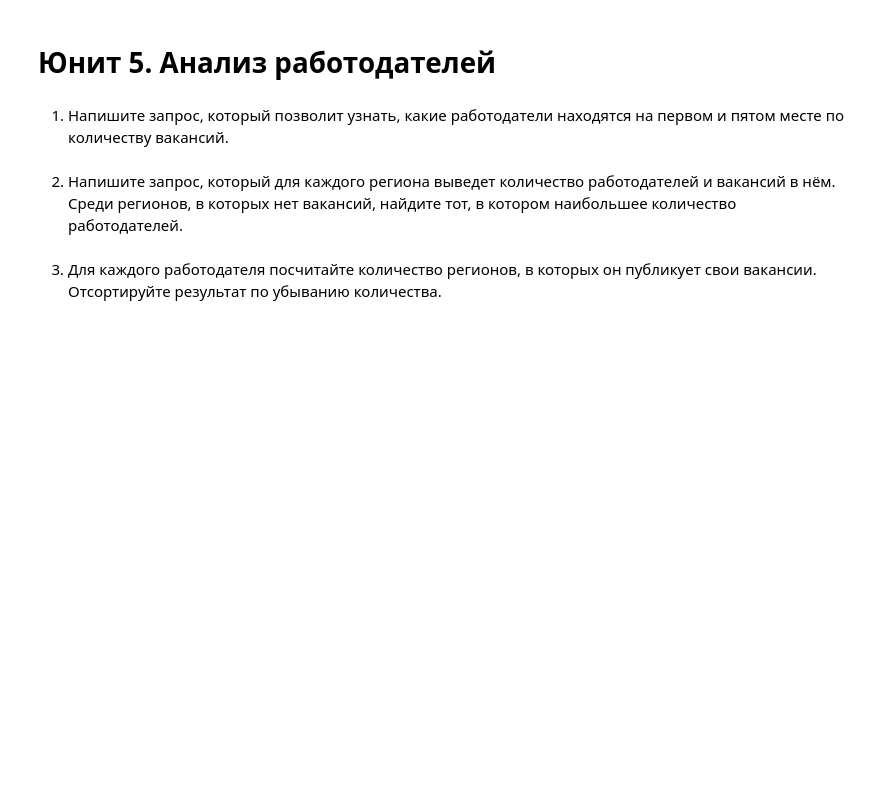
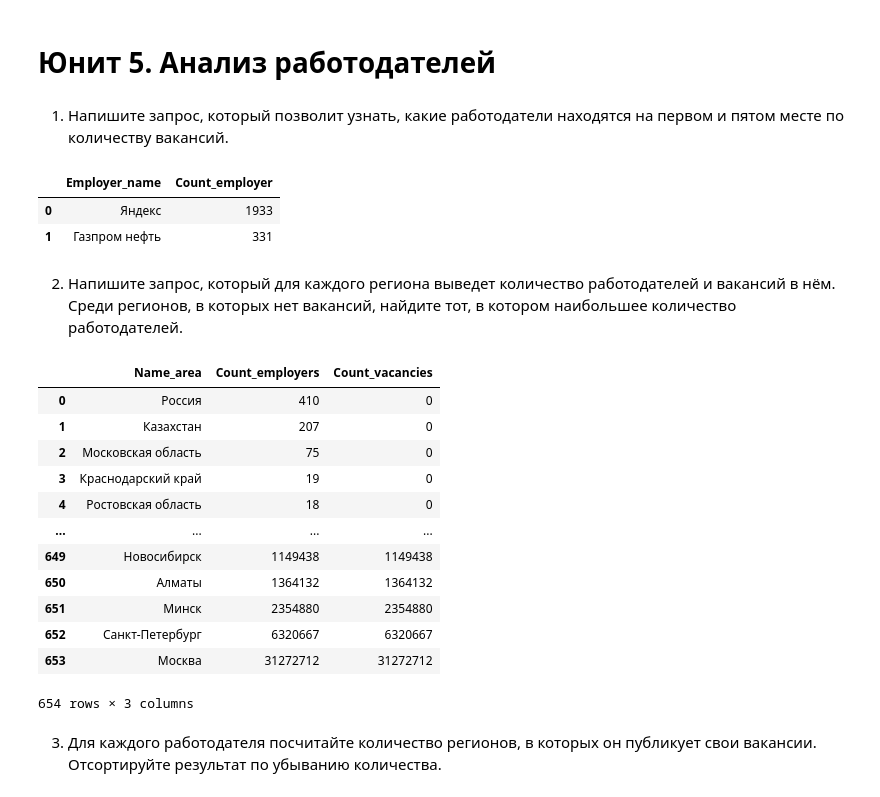
Before and after one commit to EvgeniiOvcharenko/Project_Data_Science, a Jupyter notebook: PROJECT-2. Анализ вакансий из HeadHunter/Project_2_Ноутбук_шаблон.ipynb, the cells around one changed output. Drawn from its saved outputs; the diff is of its cells as text; code cells hidden in the pictures; blank space fills up the shorter version.

```diff
--- a/PROJECT-2. Анализ вакансий из HeadHunter/Project_2_Ноутбук_шаблон.ipynb
+++ b/PROJECT-2. Анализ вакансий из HeadHunter/Project_2_Ноутбук_шаблон.ipynb
@@ -243,12 +268,47 @@ df_experience
 # %%
 # результат запроса
+df_employers = pd.read_sql_query(query_5_1, connection)
+df_employers
+# %% [output]
+|  | Employer_name | Count_employer |
+| 0 | Яндекс | 1933 |
+| 1 | Газпром нефть | 331 |
 # %% [markdown]
 2. Напишите запрос, который для каждого региона выведет количество работодателей и вакансий в нём.
 Среди регионов, в которых нет вакансий, найдите тот, в котором наибольшее количество работодателей.
 # %%
 # текст запроса
+query_5_2 = f'''
+SELECT
+    a.name as "Name_area",
+    COUNT(e.name) as "Count_employers",
+    COUNT(v.id) as "Count_vacancies"
+FROM
+    employers e
+LEFT JOIN vacancies v ON e.area = v.area_id
+JOIN areas a ON a.id  = e.area
+GROUP BY a.name
+ORDER BY COUNT(v.id) ASC, COUNT(e.name) DESC
+
+'''
 # %%
 # результат запроса
+df_areas_cntvacancies = pd.read_sql_query(query_5_2, connection)
+df_areas_cntvacancies
+# %% [output]
+|  | Name_area | Count_employers | Count_vacancies |
+| 0 | Россия | 410 | 0 |
+| 1 | Казахстан | 207 | 0 |
+| 2 | Московская область | 75 | 0 |
+| 3 | Краснодарский край | 19 | 0 |
+| 4 | Ростовская область | 18 | 0 |
+| ... | ... | ... | ... |
+| 649 | Новосибирск | 1149438 | 1149438 |
+| 650 | Алматы | 1364132 | 1364132 |
+| 651 | Минск | 2354880 | 2354880 |
+| 652 | Санкт-Петербург | 6320667 | 6320667 |
+| 653 | Москва | 31272712 | 31272712 |
+654 rows × 3 columns
 # %% [markdown]
 3. Для каждого работодателя посчитайте количество регионов, в которых он публикует свои вакансии. Отсортируйте результат по убыванию количества.
 # %%
```
Also changed, not shown: parts of 32 cells of this notebook.
